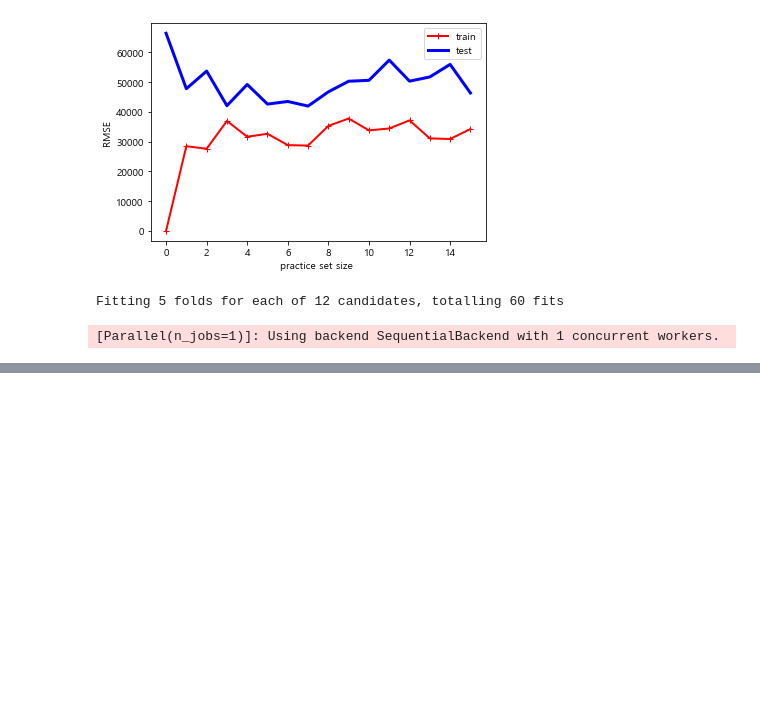
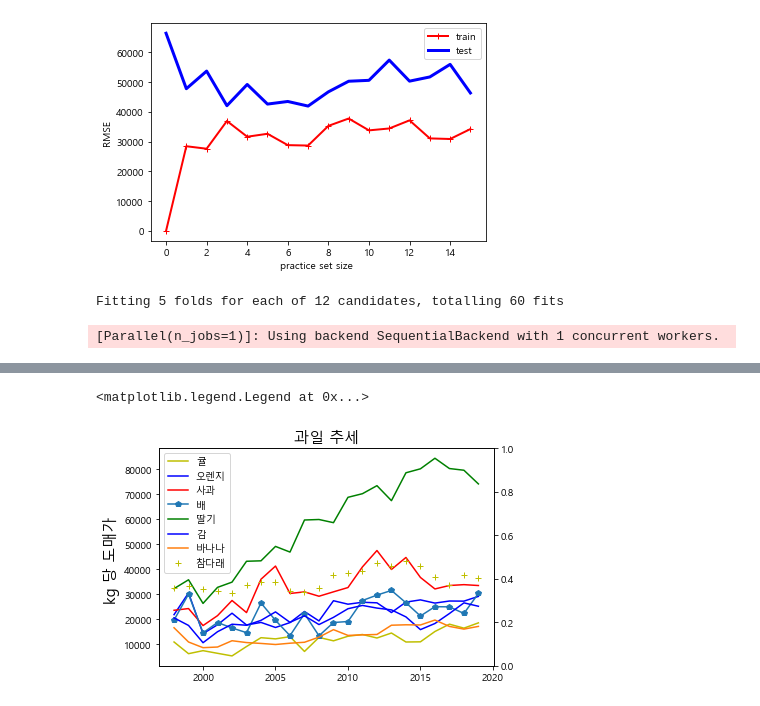
Before and after one commit to Joonyeong97/Python_study, a Jupyter notebook: Python/script/1_project/1_project2.ipynb, the cells around one changed output, grey strips where cells are left out. Saved outputs shown, nothing was run; the diff lists cells and outputs as text; code cells hidden in the pictures; blank space fills up the shorter version.

```diff
--- a/Python/script/1_project/1_project2.ipynb
+++ b/Python/script/1_project/1_project2.ipynb
@@ -707,0 +758,7 @@ Fitting 5 folds for each of 12 candidates, totalling 60 fits
+# %%
+g3 = pr.iloc[:,5]
+g4 = pr.iloc[:,6]
+g5 = pr.iloc[:,7]
+g6 = pr.iloc[:,8]
+g7 = pr.iloc[:,9]
+g8 = pr.iloc[:,10]
@@ -707,0 +790,31 @@ Fitting 5 folds for each of 12 candidates, totalling 60 fits
+# %%
+%matplotlib inline
+
+fig, ax0 =plt.subplots()
+ax1 = ax0.twinx()
+font1 = {'size' :15, 'color':'black'}
+font2 = {'size' :15, 'color':'black'}
+ax0.set_title("과일 추세",fontdict=font1)
+ax0.plot(graph1_x, g1,'y-')
+ax0.set_ylabel("kg 당 도매가 ",fontdict=font2)
+ax0.grid(False)
+
+ax0.plot(graph1_x, g2,'b-')
+ax0.plot(graph1_x, g3,'r-')
+ax0.plot(graph1_x, g4,'p-')
+ax0.plot(graph1_x, g5,'g-')
+ax0.plot(graph1_x, g6,'b-')
+ax0.plot(graph1_x, g7,'-')
+ax0.plot(graph1_x, g8,'y+')
+
+
+ax1.grid(False)
+
+
+
+ax0.set_xlabel("")
+ax0.legend(['귤','오렌지','사과','배','딸기','감','바나나','참다래'])
+#plt.legend(ax0,ax1)
+# %% [output]
+<matplotlib.legend.Legend at 0x...>
+[figure, added]
```
Also changed, not shown: parts of 19 cells of this notebook, 7 other files.
